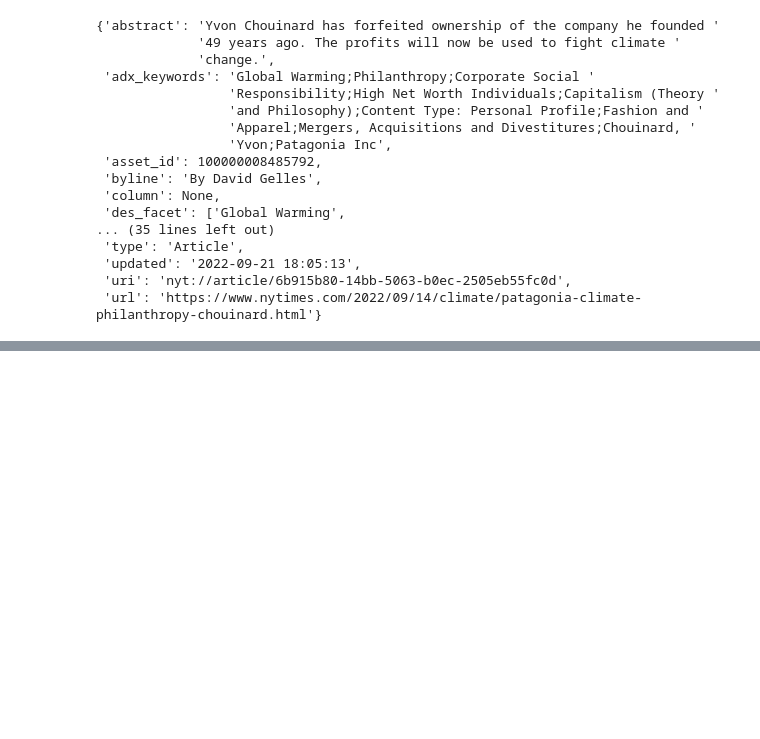
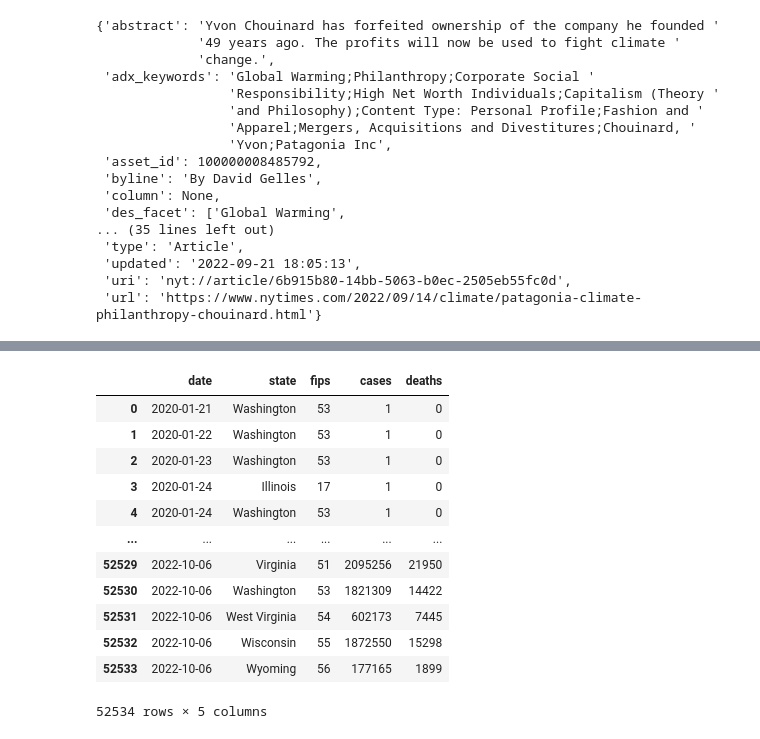
Before and after one commit to GuillaumeArp/DST_DE_project, a Jupyter notebook: NYT_data.ipynb, the cells around one changed output, grey strips where cells are left out. Drawn from its saved outputs; the diff is of its cells as text; code cells hidden in the pictures; blank space fills up the shorter version.

```diff
--- a/NYT_data.ipynb
+++ b/NYT_data.ipynb
@@ -76,0 +96,16 @@ pprint(response['results'][0])
+# %%
+df_states
+# %% [output]
+|  | date | state | fips | cases | deaths |
+| 0 | 2020-01-21 | Washington | 53 | 1 | 0 |
+| 1 | 2020-01-22 | Washington | 53 | 1 | 0 |
+| 2 | 2020-01-23 | Washington | 53 | 1 | 0 |
+| 3 | 2020-01-24 | Illinois | 17 | 1 | 0 |
+| 4 | 2020-01-24 | Washington | 53 | 1 | 0 |
+| ... | ... | ... | ... | ... | ... |
+| 52529 | 2022-10-06 | Virginia | 51 | 2095256 | 21950 |
+| 52530 | 2022-10-06 | Washington | 53 | 1821309 | 14422 |
+| 52531 | 2022-10-06 | West Virginia | 54 | 602173 | 7445 |
+| 52532 | 2022-10-06 | Wisconsin | 55 | 1872550 | 15298 |
+| 52533 | 2022-10-06 | Wyoming | 56 | 177165 | 1899 |
+52534 rows × 5 columns
```
Also changed, not shown: parts of 4 cells of this notebook.
